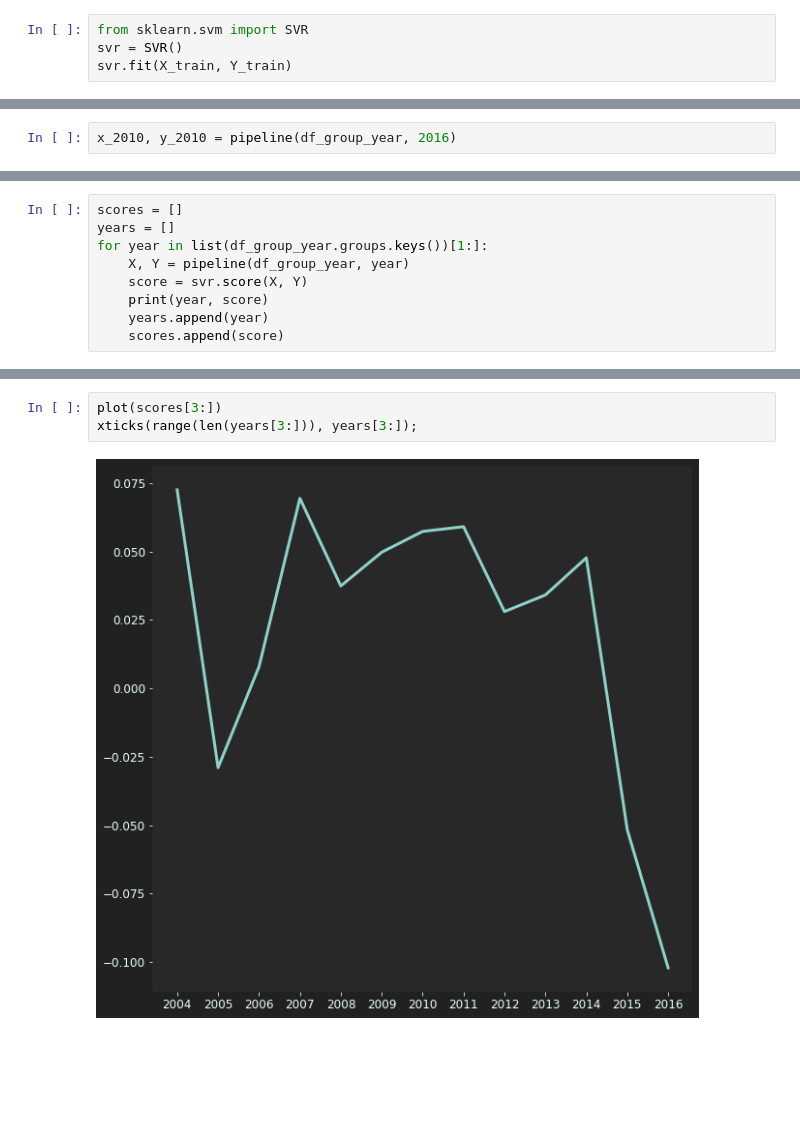
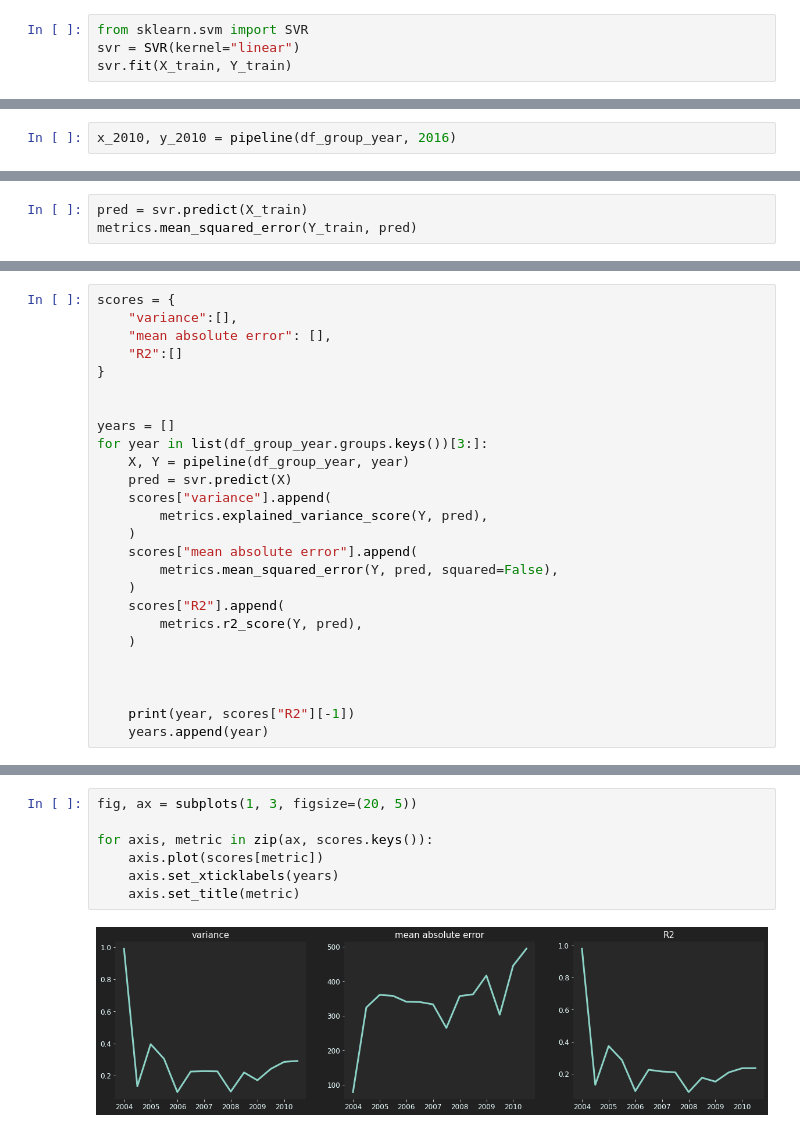
Before and after one commit to demacdolincoln/teste-cientista-de-dados, a Jupyter notebook: Análise_descritiva/Regressão.ipynb, the cells around one changed output, grey strips where cells are left out. Saved outputs shown, nothing was run; the diff lists cells and outputs as text; blank space fills up the shorter version.

```diff
--- a/Análise_descritiva/Regressão.ipynb
+++ b/Análise_descritiva/Regressão.ipynb
@@ -102,6 +105,6 @@ X_train = df_train[["calories", "fat", "protein"]]
 Y_train = df_train.sodium
 # %%
 from sklearn.svm import SVR
-svr = SVR()
+svr = SVR(kernel="linear")
 svr.fit(X_train, Y_train)
 # %% [output]
@@ -125,0 +125,3 @@ svr.score(x_2010, y_2010)
+# %%
+pred = svr.predict(X_train)
+metrics.mean_squared_error(Y_train, pred)
@@ -126,10 +130,27 @@ svr.score(x_2010, y_2010)
 # %%
-scores = []
+scores = {
+    "variance":[],
+    "mean absolute error": [],
+    "R2":[]
+}
+
+
 years = []
-for year in list(df_group_year.groups.keys())[1:]:
+for year in list(df_group_year.groups.keys())[3:]:
     X, Y = pipeline(df_group_year, year)
-    score = svr.score(X, Y)
-    print(year, score)
+    pred = svr.predict(X)
+    scores["variance"].append(
+        metrics.explained_variance_score(Y, pred),
+    )
+    scores["mean absolute error"].append(
+        metrics.mean_squared_error(Y, pred, squared=False),
+    )
+    scores["R2"].append(
+        metrics.r2_score(Y, pred),
+    )
+
+
+
+    print(year, scores["R2"][-1])
     years.append(year)
-    scores.append(score)
 # %% [output]
@@ -152,5 +171,9 @@ for year in list(df_group_year.groups.keys())[1:]:
-# %%
-plot(scores[3:])
-xticks(range(len(years[3:])), years[3:]);
-# %% [output]
-[figure, removed]
+# %%
+fig, ax = subplots(1, 3, figsize=(20, 5))
+
+for axis, metric in zip(ax, scores.keys()):
+    axis.plot(scores[metric])
+    axis.set_xticklabels(years)
+    axis.set_title(metric)
+# %% [output]
+[figure, added]
```
Also changed, not shown: parts of 7 cells of this notebook.
